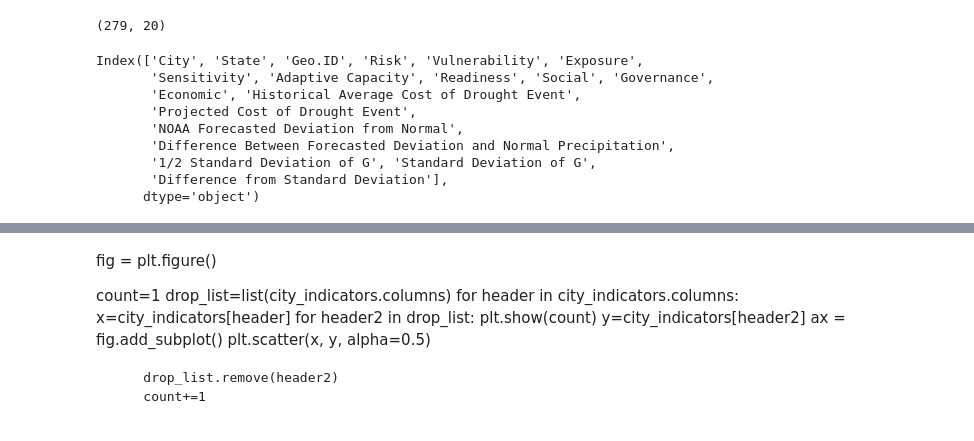
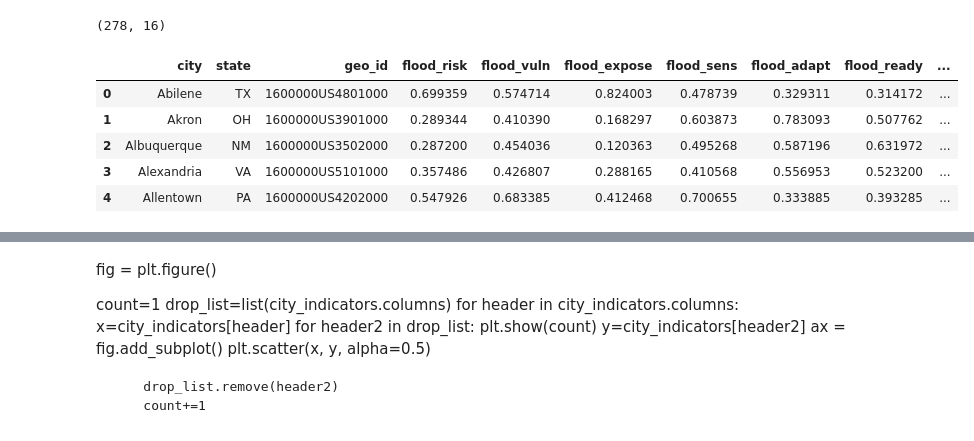
Before and after one commit to delancey314/Human-vs-the-rest-survival, a Jupyter notebook: work notebook.ipynb, the cells around one changed output, grey strips where cells are left out. Cells and saved outputs as stored; diff of their text form; code cells hidden in the pictures.

```diff
--- a/work notebook.ipynb
+++ b/work notebook.ipynb
@@ -15,29 +15,27 @@ historical=pd.read_csv('data/Historical Hazards Outcome Data.csv')
 risk_recovery=pd.read_csv('data/Overall Risk & Readiness Scores.csv')
 sea_level_data=pd.read_csv('data/Sea Level Rise Data.csv')
 # %%
-df=drought_data.copy()
+df=flood_data.copy()
 df.shape
 #Counter(df['Historical Average Cost of Cold Event'])
 # %% [output]
-(279, 20)
+(278, 16)
 # %%
 
-df.drop(columns=['Unnamed: 14'], inplace=True)
+#df.drop(columns=['Unnamed: 14'], inplace=True)
 #'cold_risk', 'cold_vuln', 'cold_expose','cold_sens', 'cold_adapt', 'cold_ready', 'cold_social', 'cold_gov','cold_econ', 'cold_hist_cost', ###'cold_p_heat2040']
-new_names=['city', 'state', 'geo_id','drought_risk', 'drought_vuln', 'drought_expose','drought_sens', 'drought_adapt', 'drought_ready', 'drought_social', 'drought_gov','drought_econ', 'drought_hist_cost','drought_forecast','d']
-#cold_data.columns = new_names
+new_names=['city', 'state', 'geo_id','flood_risk', 'flood_vuln', 'flood_expose','flood_sens', 'flood_adapt', 'flood_ready', 'flood_social', 'flood_gov','flood_econ', 'flood_hist_cost','flood_future_cost','flood_prob_2040','flood_prob_2019_40']
 old_columns=df.columns
+df.columns = new_names
+
 
 #indicators_dict = dict(zip(new_names, cold_data_old))
 #feature_names['cold_data']=indicators_dict
-old_columns
+df.head()
 # %% [output]
-Index(['City', 'State', 'Geo.ID', 'Risk', 'Vulnerability', 'Exposure',
-       'Sensitivity', 'Adaptive Capacity', 'Readiness', 'Social', 'Governance',
-       'Economic', 'Historical Average Cost of Drought Event',
-       'Projected Cost of Drought Event',
-       'NOAA Forecasted Deviation from Normal',
-       'Difference Between Forecasted Deviation and Normal Precipitation',
-       '1/2 Standard Deviation of G', 'Standard Deviation of G',
-       'Difference from Standard Deviation'],
-      dtype='object')
+|  | city | state | geo_id | flood_risk | flood_vuln | flood_expose | flood_sens | flood_adapt | flood_ready | ... |
+| 0 | Abilene | TX | 1600000US4801000 | 0.699359 | 0.574714 | 0.824003 | 0.478739 | 0.329311 | 0.314172 | ... |
+| 1 | Akron | OH | 1600000US3901000 | 0.289344 | 0.410390 | 0.168297 | 0.603873 | 0.783093 | 0.507762 | ... |
+| 2 | Albuquerque | NM | 1600000US3502000 | 0.287200 | 0.454036 | 0.120363 | 0.495268 | 0.587196 | 0.631972 | ... |
+| 3 | Alexandria | VA | 1600000US5101000 | 0.357486 | 0.426807 | 0.288165 | 0.410568 | 0.556953 | 0.523200 | ... |
+| 4 | Allentown | PA | 1600000US4202000 | 0.547926 | 0.683385 | 0.412468 | 0.700655 | 0.333885 | 0.393285 | ... |
```
Also changed, not shown: parts of 13 cells of this notebook, 2 other files.
